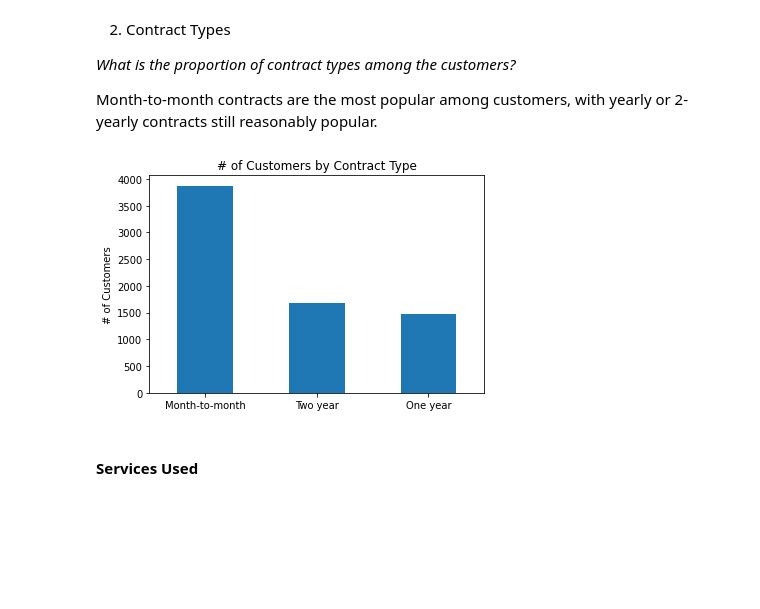
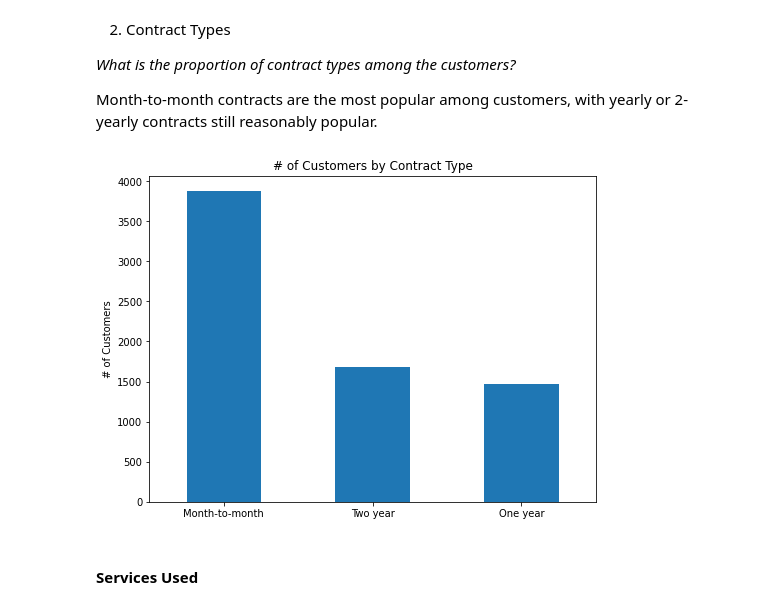
Before and after one commit to leonswl/churn-model, a Jupyter notebook: notebooks/eda.ipynb, the cells around one changed output. Saved outputs shown, nothing was run; the diff lists cells and outputs as text; code cells hidden in the pictures; blank space fills up the shorter version.

```diff
--- a/notebooks/eda.ipynb
+++ b/notebooks/eda.ipynb
@@ -131,11 +132,12 @@ tenure_ax.set_title("Distribution of Tenure for each Contract type (stacked)");
 
 Month-to-month contracts are the most popular among customers, with yearly or 2-yearly contracts still reasonably popular.
 # %%
+contract_fig, contract_ax = plt.subplots(figsize=(8,6))
 contract_ax = df1.Contract.value_counts().plot(kind='bar',rot=0)
 contract_ax.set_title("# of Customers by Contract Type")
 contract_ax.set_ylabel("# of Customers");
 # %% [output]
-[figure, old version]
+[figure, new version]
 # %% [markdown]
 #### Services Used
 # %%
```
Also changed, not shown: parts of 3 cells of this notebook, 1 other file.
